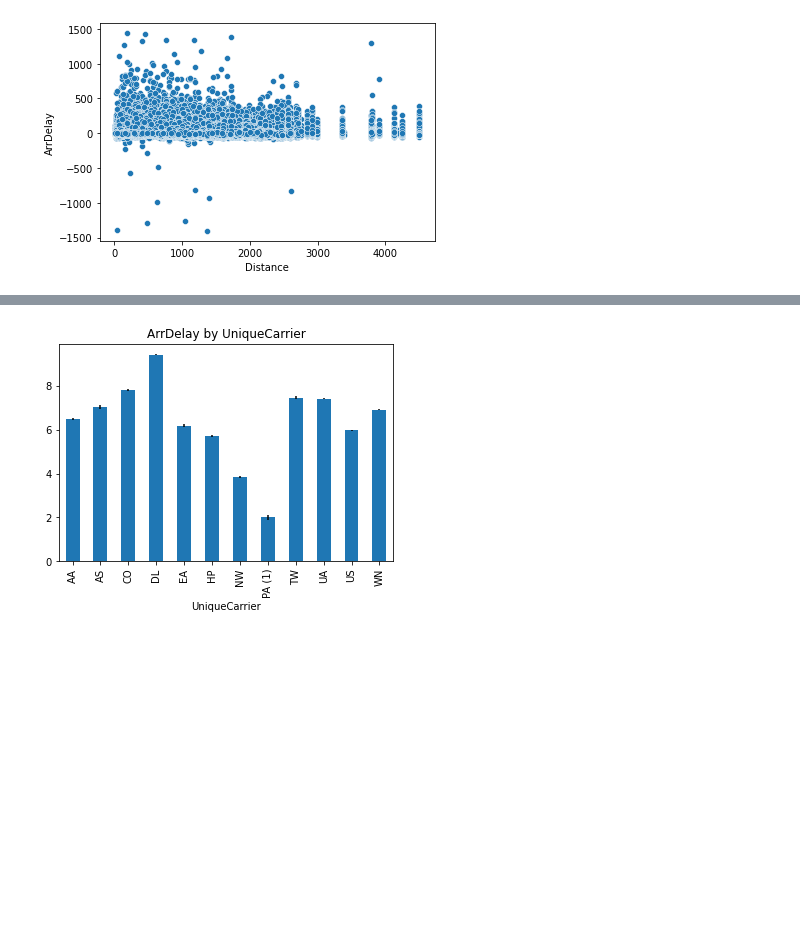
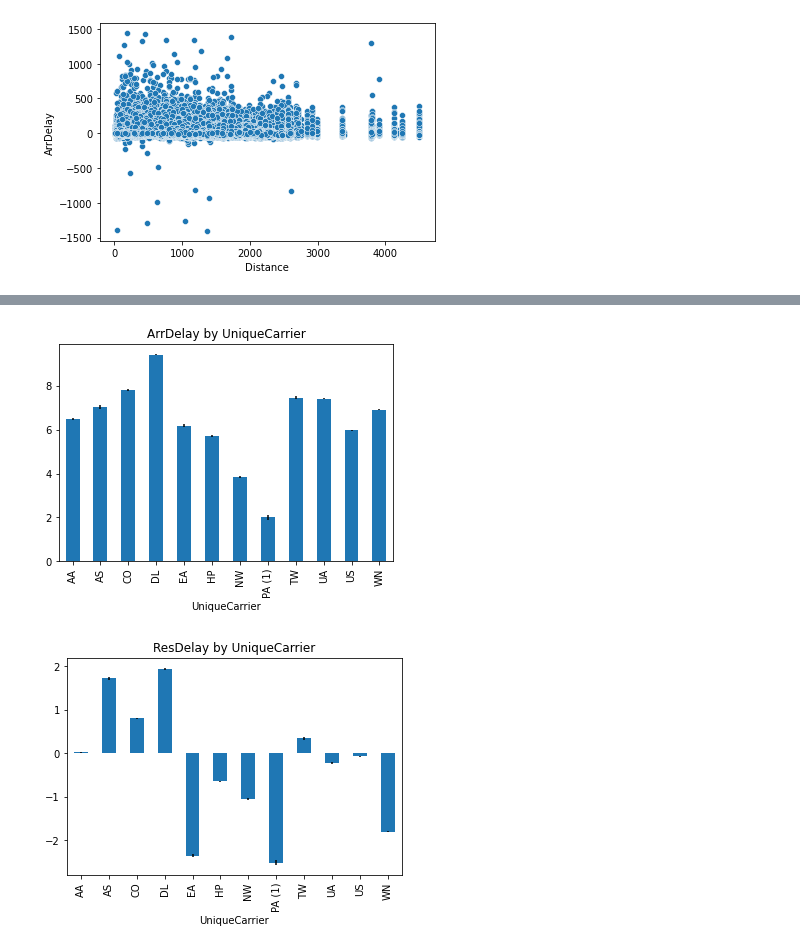
Before and after one commit to soomin-jeong/spark-ml-project, a Jupyter notebook: exploration/Spark - Exploratory Analysis Data.ipynb, the cells around one changed output, grey strips where cells are left out. Saved outputs shown, nothing was run; the diff lists cells and outputs as text; code cells hidden in the pictures; blank space fills up the shorter version.

```diff
--- a/exploration/Spark - Exploratory Analysis Data.ipynb
+++ b/exploration/Spark - Exploratory Analysis Data.ipynb
@@ -100,6 +125,8 @@ plot_with_error_bars(x='Month', y='ArrDelay')
 # %%
 plot_with_error_bars(x='UniqueCarrier', y='ArrDelay')
+plot_with_error_bars(x='UniqueCarrier', y='ResDelay')
 # %% [output]
 [figure]
+[figure, added]
 # %%
 plot_with_error_bars(x='DayofMonth', y="ArrDelay")
```
Also changed, not shown: parts of 12 cells of this notebook.
